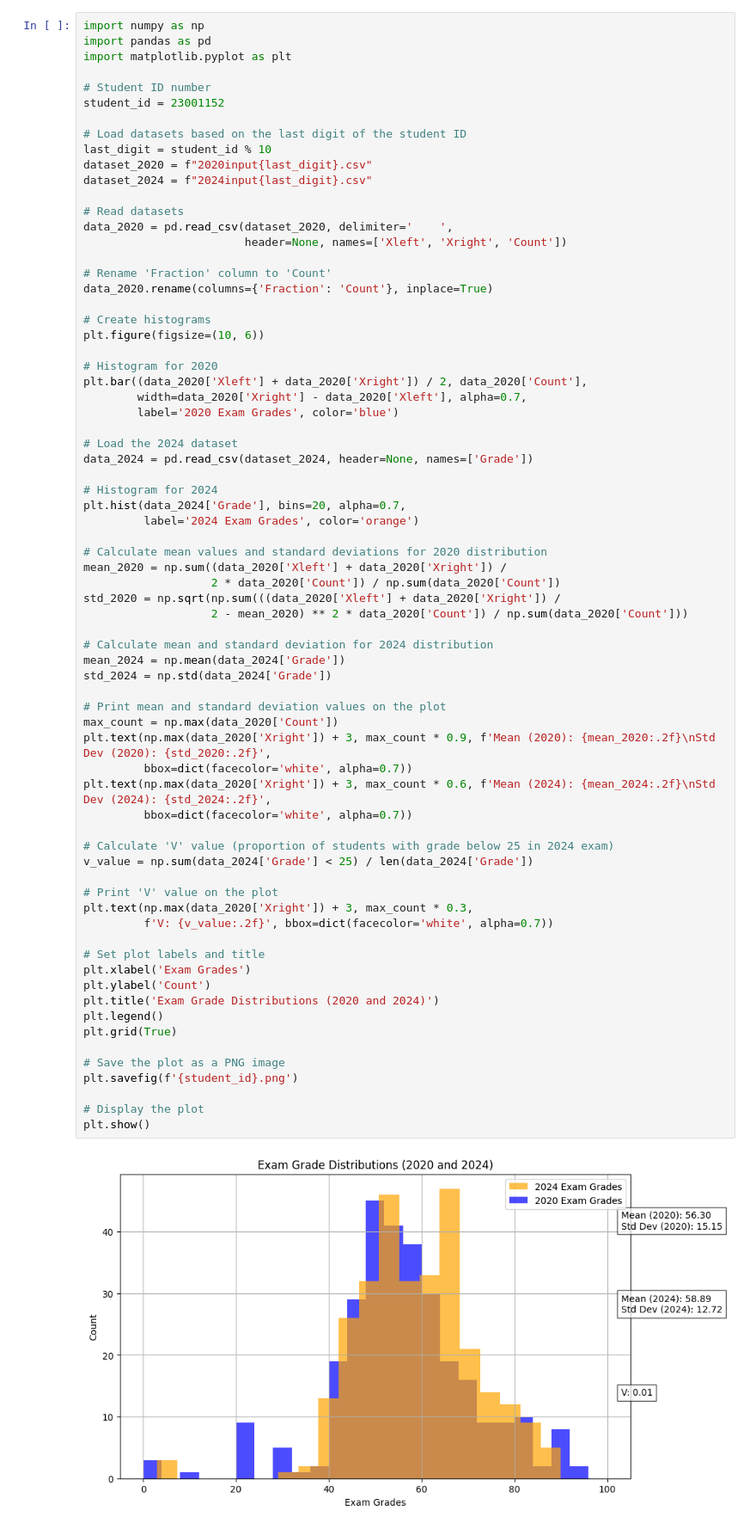
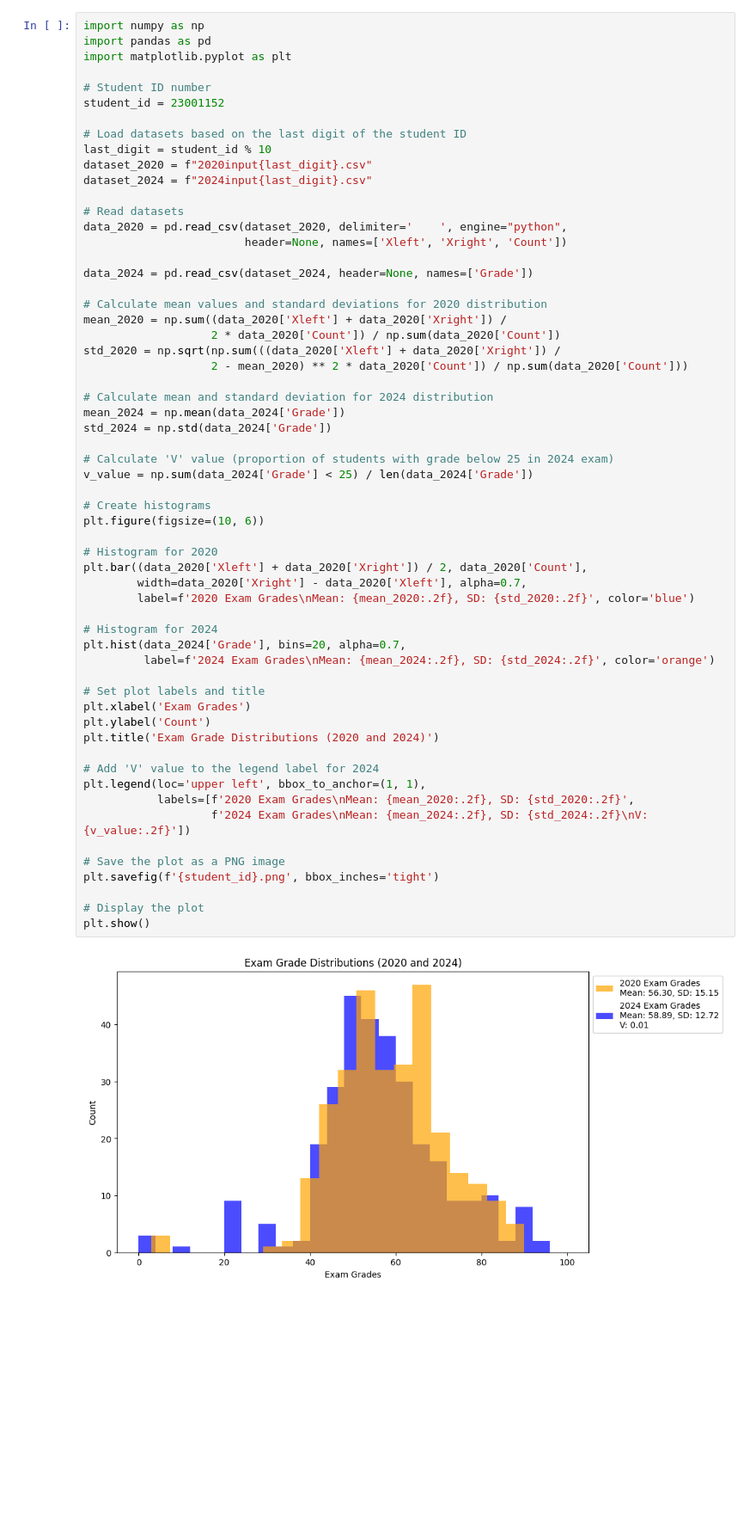
Before and after one commit to sravanth-space/fds_project, a Jupyter notebook: 23001152.ipynb, the cells around one changed output. Shown at 86% size. Drawn from its saved outputs; the diff is of its cells as text; blank space fills up the shorter version.

```diff
--- a/23001152.ipynb
+++ b/23001152.ipynb
@@ -12,62 +12,50 @@ dataset_2020 = f"2020input{last_digit}.csv"
 dataset_2024 = f"2024input{last_digit}.csv"
 
 # Read datasets
-data_2020 = pd.read_csv(dataset_2020, delimiter='    ',
+data_2020 = pd.read_csv(dataset_2020, delimiter='    ', engine="python",
                         header=None, names=['Xleft', 'Xright', 'Count'])
 
-# Rename 'Fraction' column to 'Count'
-data_2020.rename(columns={'Fraction': 'Count'}, inplace=True)
-
-# Create histograms
-plt.figure(figsize=(10, 6))
-
-# Histogram for 2020
-plt.bar((data_2020['Xleft'] + data_2020['Xright']) / 2, data_2020['Count'],
-        width=data_2020['Xright'] - data_2020['Xleft'], alpha=0.7,
-        label='2020 Exam Grades', color='blue')
-
-# Load the 2024 dataset
 data_2024 = pd.read_csv(dataset_2024, header=None, names=['Grade'])
-
-# Histogram for 2024
-plt.hist(data_2024['Grade'], bins=20, alpha=0.7,
-         label='2024 Exam Grades', color='orange')
 
 # Calculate mean values and standard deviations for 2020 distribution
 mean_2020 = np.sum((data_2020['Xleft'] + data_2020['Xright']) /
                    2 * data_2020['Count']) / np.sum(data_2020['Count'])
 std_2020 = np.sqrt(np.sum(((data_2020['Xleft'] + data_2020['Xright']) /
                    2 - mean_2020) ** 2 * data_2020['Count']) / np.sum(data_2020['Count']))
 
 # Calculate mean and standard deviation for 2024 distribution
 mean_2024 = np.mean(data_2024['Grade'])
 std_2024 = np.std(data_2024['Grade'])
 
-# Print mean and standard deviation values on the plot
-max_count = np.max(data_2020['Count'])
-plt.text(np.max(data_2020['Xright']) + 3, max_count * 0.9, f'Mean (2020): {mean_2020:.2f}\nStd Dev (2020): {std_2020:.2f}',
-         bbox=dict(facecolor='white', alpha=0.7))
-plt.text(np.max(data_2020['Xright']) + 3, max_count * 0.6, f'Mean (2024): {mean_2024:.2f}\nStd Dev (2024): {std_2024:.2f}',
-         bbox=dict(facecolor='white', alpha=0.7))
-
 # Calculate 'V' value (proportion of students with grade below 25 in 2024 exam)
 v_value = np.sum(data_2024['Grade'] < 25) / len(data_2024['Grade'])
 
-# Print 'V' value on the plot
-plt.text(np.max(data_2020['Xright']) + 3, max_count * 0.3,
-         f'V: {v_value:.2f}', bbox=dict(facecolor='white', alpha=0.7))
+# Create histograms
+plt.figure(figsize=(10, 6))
+
+# Histogram for 2020
+plt.bar((data_2020['Xleft'] + data_2020['Xright']) / 2, data_2020['Count'],
+        width=data_2020['Xright'] - data_2020['Xleft'], alpha=0.7,
+        label=f'2020 Exam Grades\nMean: {mean_2020:.2f}, SD: {std_2020:.2f}', color='blue')
+
+# Histogram for 2024
+plt.hist(data_2024['Grade'], bins=20, alpha=0.7,
+         label=f'2024 Exam Grades\nMean: {mean_2024:.2f}, SD: {std_2024:.2f}', color='orange')
 
 # Set plot labels and title
 plt.xlabel('Exam Grades')
 plt.ylabel('Count')
 plt.title('Exam Grade Distributions (2020 and 2024)')
-plt.legend()
-plt.grid(True)
+
+# Add 'V' value to the legend label for 2024
+plt.legend(loc='upper left', bbox_to_anchor=(1, 1),
+           labels=[f'2020 Exam Grades\nMean: {mean_2020:.2f}, SD: {std_2020:.2f}',
+                   f'2024 Exam Grades\nMean: {mean_2024:.2f}, SD: {std_2024:.2f}\nV: {v_value:.2f}'])
 
 # Save the plot as a PNG image
-plt.savefig(f'{student_id}.png')
+plt.savefig(f'{student_id}.png', bbox_inches='tight')
 
 # Display the plot
 plt.show()
 # %% [output]
-[figure, old version]
+[figure, new version]
```
Also changed, not shown: 1 other file.
